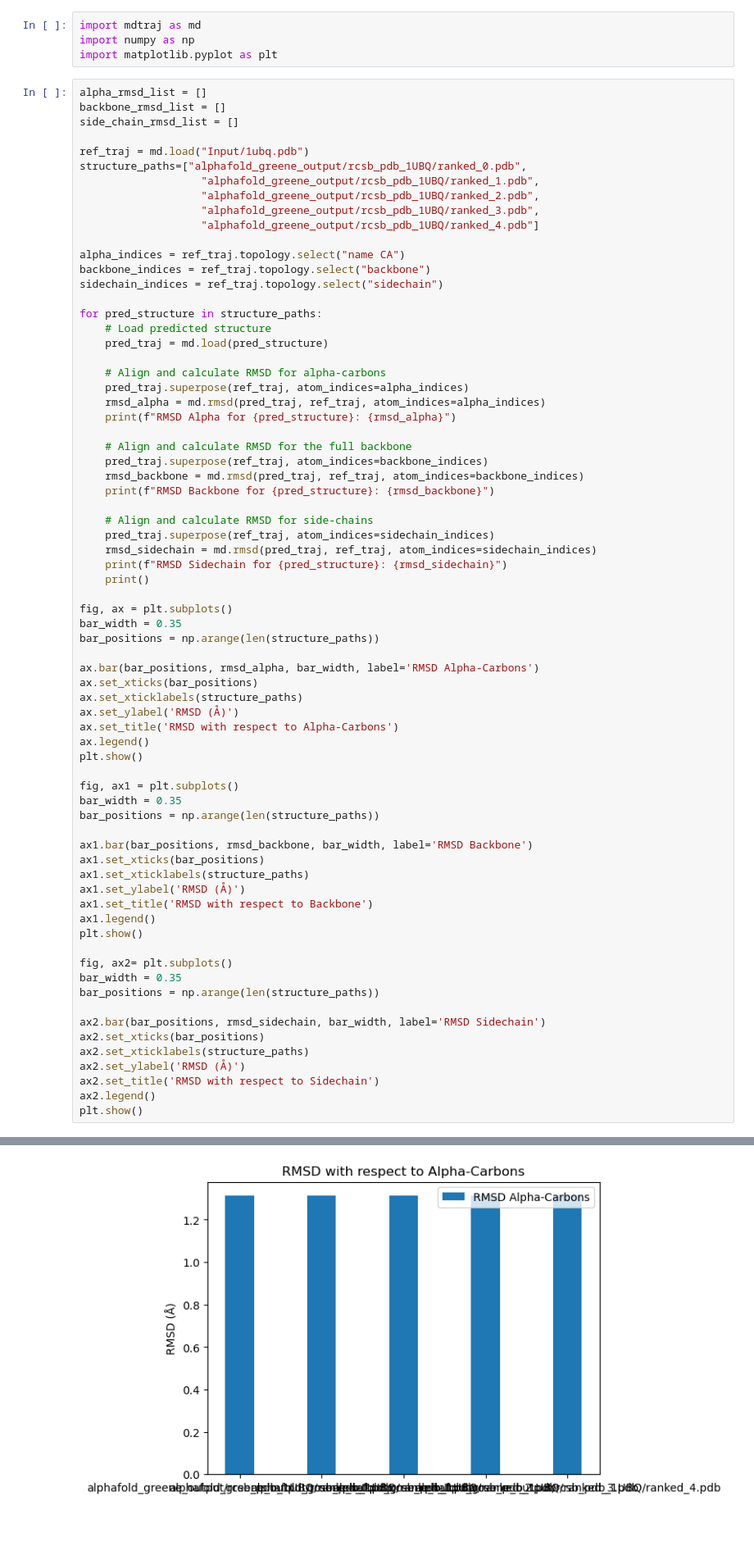
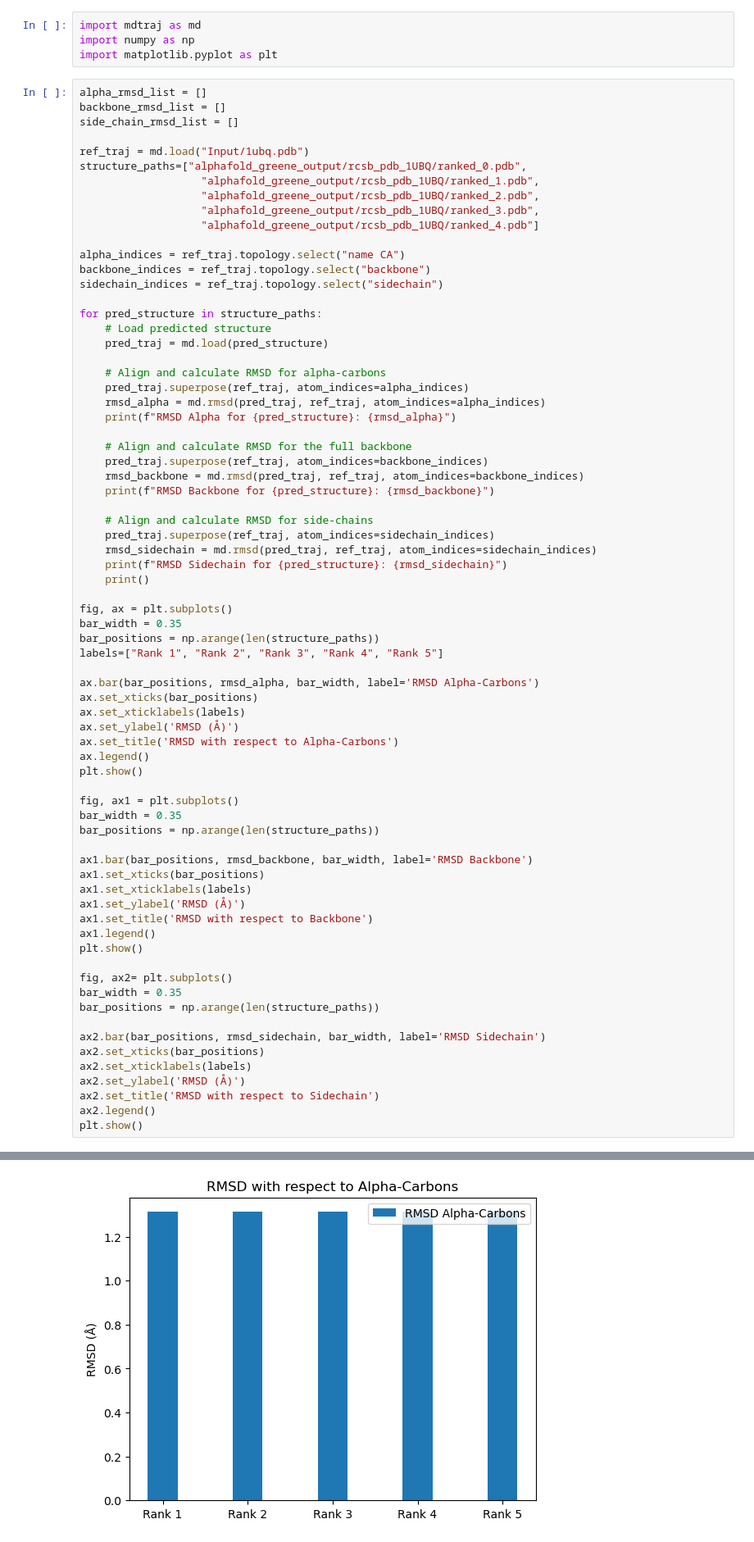
Before and after one commit to sea438/comp-lab-class-2023, a Jupyter notebook: Week7/Analysis.ipynb, the cells around one changed output, grey strips where cells are left out. Shown at 82% size. Drawn from its saved outputs; the diff is of its cells as text.

Commit message:
Week 7 Figures

```diff
--- a/Week7/Analysis.ipynb
+++ b/Week7/Analysis.ipynb
@@ -41,10 +41,11 @@ for pred_structure in structure_paths:
 fig, ax = plt.subplots()
 bar_width = 0.35
 bar_positions = np.arange(len(structure_paths))
+labels=["Rank 1", "Rank 2", "Rank 3", "Rank 4", "Rank 5"]
 
 ax.bar(bar_positions, rmsd_alpha, bar_width, label='RMSD Alpha-Carbons')
 ax.set_xticks(bar_positions)
-ax.set_xticklabels(structure_paths)
+ax.set_xticklabels(labels)
 ax.set_ylabel('RMSD (Å)')
 ax.set_title('RMSD with respect to Alpha-Carbons')
 ax.legend()
@@ -56,7 +57,7 @@ bar_positions = np.arange(len(structure_paths))
 
 ax1.bar(bar_positions, rmsd_backbone, bar_width, label='RMSD Backbone')
 ax1.set_xticks(bar_positions)
-ax1.set_xticklabels(structure_paths)
+ax1.set_xticklabels(labels)
 ax1.set_ylabel('RMSD (Å)')
 ax1.set_title('RMSD with respect to Backbone')
 ax1.legend()
@@ -65,32 +66,32 @@ plt.show()
 fig, ax2= plt.subplots()
 bar_width = 0.35
 bar_positions = np.arange(len(structure_paths))
 
 ax2.bar(bar_positions, rmsd_sidechain, bar_width, label='RMSD Sidechain')
 ax2.set_xticks(bar_positions)
-ax2.set_xticklabels(structure_paths)
+ax2.set_xticklabels(labels)
 ax2.set_ylabel('RMSD (Å)')
 ax2.set_title('RMSD with respect to Sidechain')
 ax2.legend()
 plt.show()
 # %% [output]
 RMSD Alpha for alphafold_greene_output/rcsb_pdb_1UBQ/ranked_0.pdb: [1.3007724]
 RMSD Backbone for alphafold_greene_output/rcsb_pdb_1UBQ/ranked_0.pdb: [1.2936282]
 RMSD Sidechain for alphafold_greene_output/rcsb_pdb_1UBQ/ranked_0.pdb: [1.301035]
 
 RMSD Alpha for alphafold_greene_output/rcsb_pdb_1UBQ/ranked_1.pdb: [1.3126009]
 RMSD Backbone for alphafold_greene_output/rcsb_pdb_1UBQ/ranked_1.pdb: [1.2941993]
 RMSD Sidechain for alphafold_greene_output/rcsb_pdb_1UBQ/ranked_1.pdb: [1.3004513]
 
 RMSD Alpha for alphafold_greene_output/rcsb_pdb_1UBQ/ranked_2.pdb: [1.31075]
 RMSD Backbone for alphafold_greene_output/rcsb_pdb_1UBQ/ranked_2.pdb: [1.2939929]
 RMSD Sidechain for alphafold_greene_output/rcsb_pdb_1UBQ/ranked_2.pdb: [1.3022629]
 
 RMSD Alpha for alphafold_greene_output/rcsb_pdb_1UBQ/ranked_3.pdb: [1.3150638]
 RMSD Backbone for alphafold_greene_output/rcsb_pdb_1UBQ/ranked_3.pdb: [1.2957422]
 RMSD Sidechain for alphafold_greene_output/rcsb_pdb_1UBQ/ranked_3.pdb: [1.3028487]
 
 RMSD Alpha for alphafold_greene_output/rcsb_pdb_1UBQ/ranked_4.pdb: [1.313208]
 RMSD Backbone for alphafold_greene_output/rcsb_pdb_1UBQ/ranked_4.pdb: [1.2961409]
 RMSD Sidechain for alphafold_greene_output/rcsb_pdb_1UBQ/ranked_4.pdb: [1.3010195]
-[figure, old version]
+[figure, new version]
```
Also changed, not shown: parts of 1 cell of this notebook, 4 other files.
